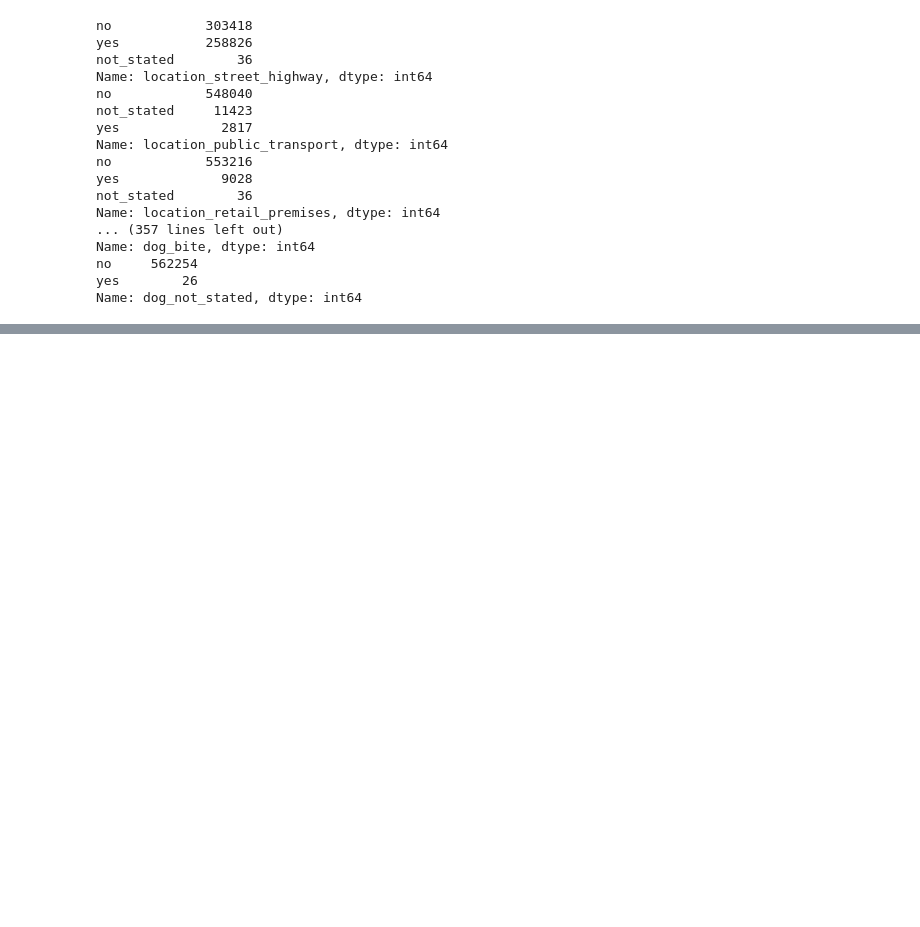
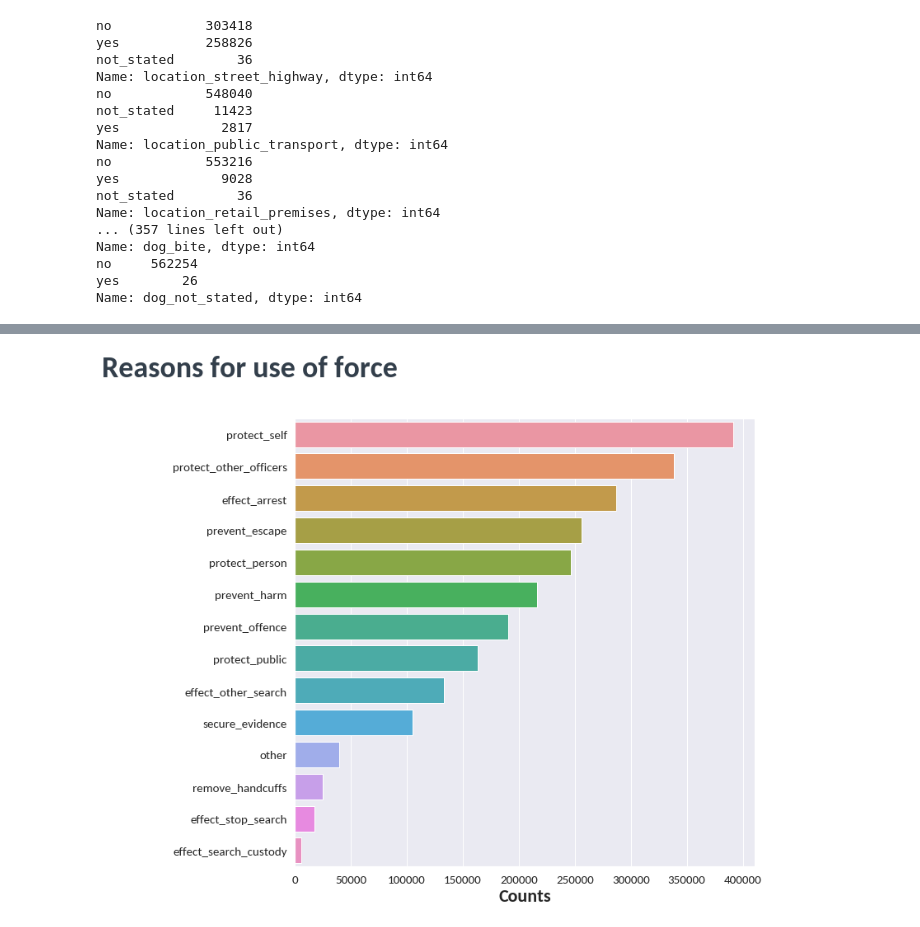
Before and after one commit to HelloWorld183L/EDA_Work, a Jupyter notebook: EDA_Police_Use_Of_Force.ipynb, the cells around one changed output, grey strips where cells are left out. Saved outputs shown, nothing was run; the diff lists cells and outputs as text; code cells hidden in the pictures; blank space fills up the shorter version.

```diff
--- a/EDA_Police_Use_Of_Force.ipynb
+++ b/EDA_Police_Use_Of_Force.ipynb
@@ -165,0 +215,3 @@ location_cols
+# %%
+reason_counts_df = get_col_counts_for_yes(police_df, 'reason', skipchars=7)
+reason_counts_df
@@ -165,0 +234,14 @@ location_cols
+# %%
+fig, _ = plt.subplots(1, figsize=(10,10))
+
+ax = sns.barplot(x='counts', y='reason_names', data=reason_counts_df.sort_values(by='counts', ascending=False))
+
+fig.text(-0.2, 0.95, 'Reasons for use of force', fontsize=36, fontweight='black', color = '#333F4B')
+ax.set_xlabel(xlabel="Counts", fontsize=22, fontweight='black')
+ax.set_ylabel(ylabel='')
+ax.tick_params(axis='both', which='major', labelsize=15)
+plt.rcParams['font.sans-serif'] = 'Carlito'
+
+plt.savefig('fig3_reasons_for_force.png', bbox_inches='tight')
+# %% [output]
+[figure, added]
```
Also changed, not shown: parts of 18 cells of this notebook, 5 other files.
